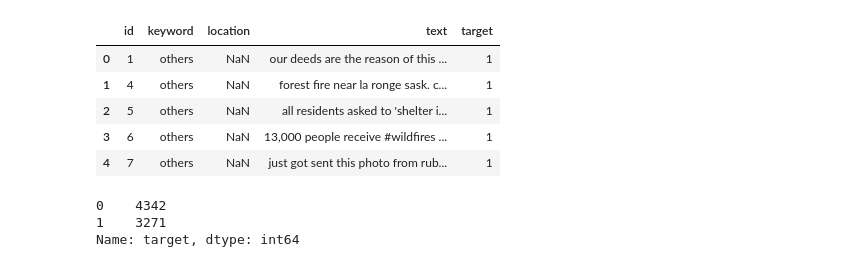
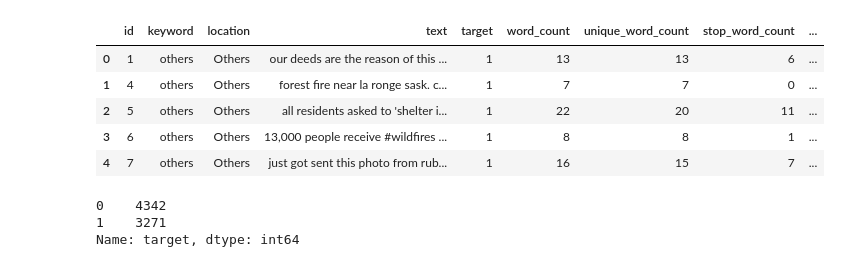
Before and after one commit to guidesify/DataSci_Crisis, a Jupyter notebook: classification_model.ipynb, the cells around one changed output. Saved outputs shown, nothing was run; the diff lists cells and outputs as text; code cells hidden in the pictures.

```diff
--- a/classification_model.ipynb
+++ b/classification_model.ipynb
@@ -102,22 +102,33 @@ Done converting train...
 | 3 | 6 | NaN | NaN | 13,000 people receive #wildfires ... | 1 |
 | 4 | 7 | NaN | NaN | Just got sent this photo from Rub... | 1 |
 # %%
-# To make it more realistic, we shouldn't use the keyword and location as features, but we can use to stratify the data for the train and test sets later on
+# To make it more realistic, we shouldn't use the keyword as feature, but we can use to stratify the data for the train and test sets later on
 # Those with NaN, replace with others
 df['keyword'] = df['keyword'].fillna('others')
+LOCATION_KEYS = df['location'].value_counts().keys()
+df['location'] = df['location'].apply(lambda x: x if x in LOCATION_KEYS else 'Others')
+
+# Create meta features from text
+STOPWORDS = set(nltk.corpus.stopwords.words('english'))
+df['word_count'] = df['text'].apply(lambda x: len(str(x).split()))
+df['unique_word_count'] = df['text'].apply(lambda x: len(set(str(x).split())))
+df['stop_word_count'] = df['text'].apply(lambda x: len([w for w in str(x).lower().split() if w in STOPWORDS]))
+df['mean_word_length'] = df['text'].apply(lambda x: np.mean([len(w) for w in str(x).split()]))
+df['char_count'] = df['text'].apply(lambda x: len(str(x)))
+df['punctuation_count'] = df['text'].apply(lambda x: len([c for c in str(x) if c in string.punctuation]))
 
 # Do a brief cleaning of the data
 df['text'] = [re.sub('\s+', ' ', x) for x in df['text']] # This removes all extra spaces
 df['text'] = [x.lower() for x in df['text']] # lowercase
 
 df.head()
 # %% [output]
-|  | id | keyword | location | text | target |
-| 0 | 1 | others | NaN | our deeds are the reason of this ... | 1 |
-| 1 | 4 | others | NaN | forest fire near la ronge sask. c... | 1 |
-| 2 | 5 | others | NaN | all residents asked to 'shelter i... | 1 |
-| 3 | 6 | others | NaN | 13,000 people receive #wildfires ... | 1 |
-| 4 | 7 | others | NaN | just got sent this photo from rub... | 1 |
+|  | id | keyword | location | text | target | word_count | unique_word_count | stop_word_count | ... |
+| 0 | 1 | others | Others | our deeds are the reason of this ... | 1 | 13 | 13 | 6 | ... |
+| 1 | 4 | others | Others | forest fire near la ronge sask. c... | 1 | 7 | 7 | 0 | ... |
+| 2 | 5 | others | Others | all residents asked to 'shelter i... | 1 | 22 | 20 | 11 | ... |
+| 3 | 6 | others | Others | 13,000 people receive #wildfires ... | 1 | 8 | 8 | 1 | ... |
+| 4 | 7 | others | Others | just got sent this photo from rub... | 1 | 16 | 15 | 7 | ... |
 # %%
 # Number of rows of 1 and 0
 print(df['target'].value_counts())
```
Also changed, not shown: parts of 14 cells of this notebook.
